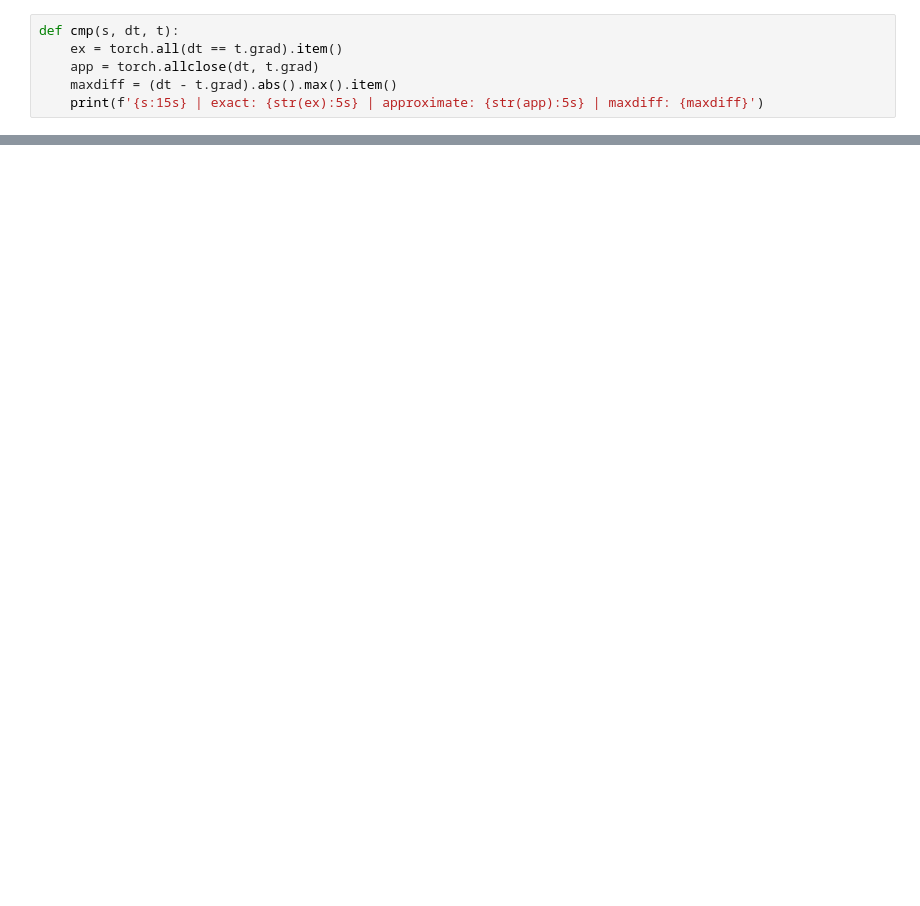
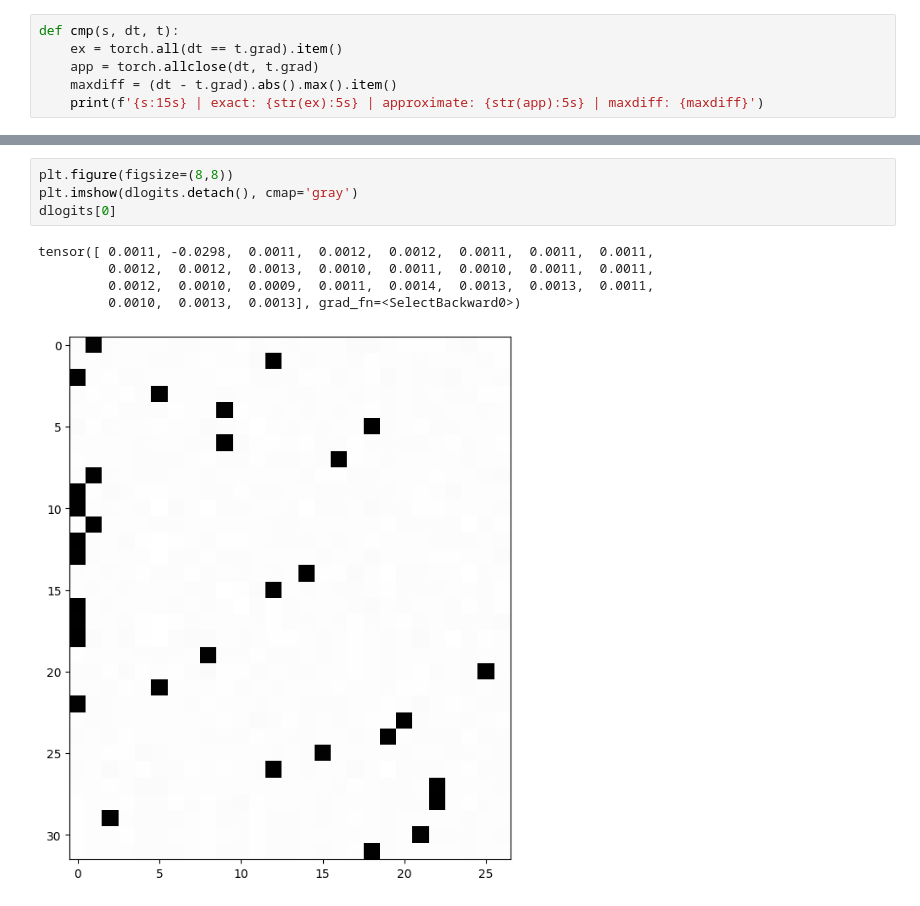
Before and after one commit to rajmadhan/deeplearning, a Jupyter notebook: makemore/mlp_custom_backprop.ipynb, the cells around one changed output, grey strips where cells are left out. Saved outputs shown, nothing was run; the diff lists cells and outputs as text; blank space fills up the shorter version.

```diff
--- a/makemore/mlp_custom_backprop.ipynb
+++ b/makemore/mlp_custom_backprop.ipynb
@@ -333,0 +237,10 @@ dlogits         | exact: True  | approximate: True  | maxdiff: 0.0
+# %%
+plt.figure(figsize=(8,8))
+plt.imshow(dlogits.detach(), cmap='gray')
+dlogits[0]
+# %% [output]
+tensor([ 0.0011, -0.0298,  0.0011,  0.0012,  0.0012,  0.0011,  0.0011,  0.0011,
+         0.0012,  0.0012,  0.0013,  0.0010,  0.0011,  0.0010,  0.0011,  0.0011,
+         0.0012,  0.0010,  0.0009,  0.0011,  0.0014,  0.0013,  0.0013,  0.0011,
+         0.0010,  0.0013,  0.0013], grad_fn=<SelectBackward0>)
+[figure, added]
```
Also changed, not shown: parts of 14 cells of this notebook.
